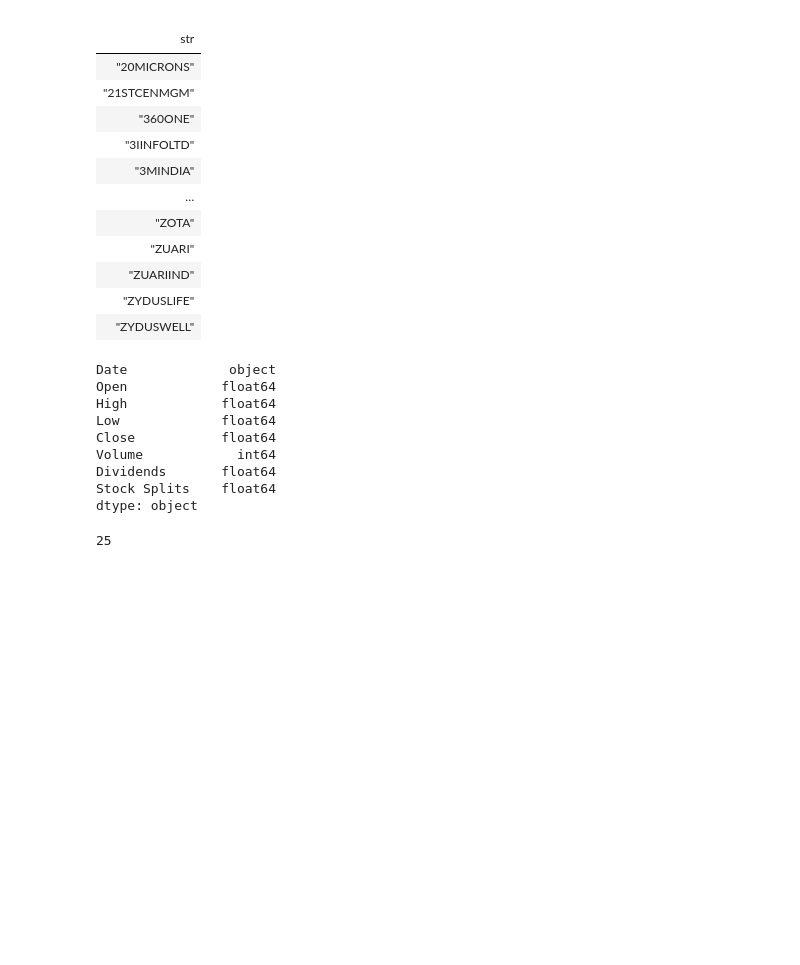
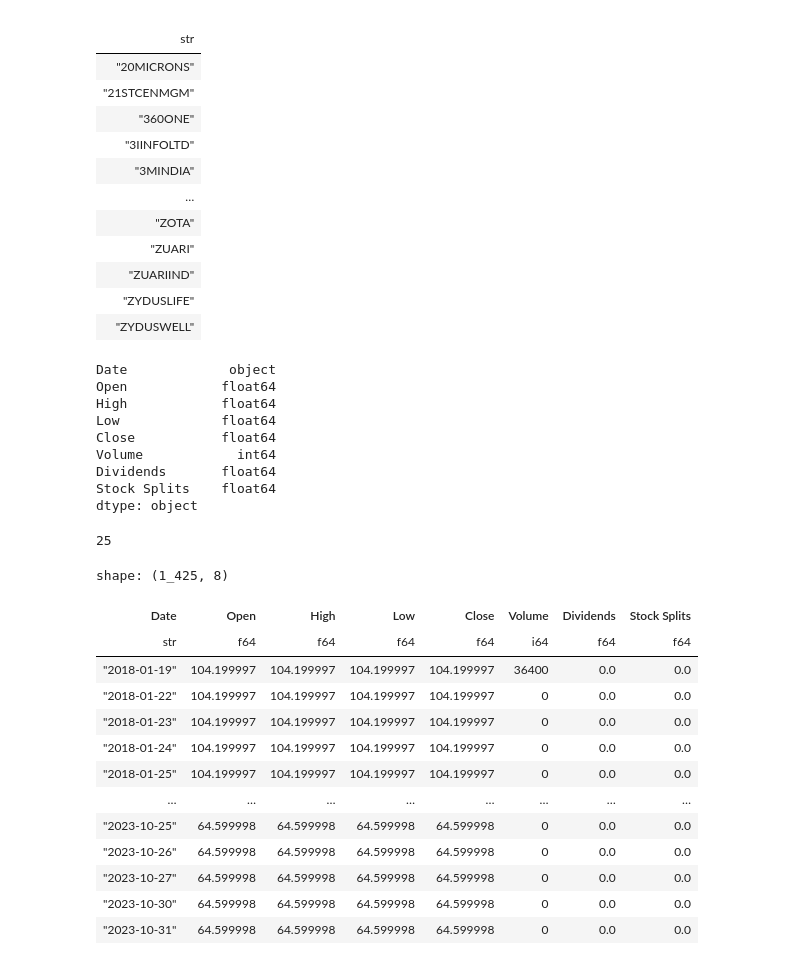
Before and after one commit to WhoopingTaco/Personal-Research-Learning, a Jupyter notebook: Capstone.ipynb, the cells around one changed output. Cells and saved outputs as stored; diff of their text form; code cells hidden in the pictures; blank space fills up the shorter version.

```diff
--- a/Capstone.ipynb
+++ b/Capstone.ipynb
@@ -80,0 +88,17 @@ for x in stocklist:
+# %%
+stocklist[6]
+# %% [output]
+shape: (1_425, 8)
+| Date | Open | High | Low | Close | Volume | Dividends | Stock Splits |
+| str | f64 | f64 | f64 | f64 | i64 | f64 | f64 |
+| "2018-01-19" | 104.199997 | 104.199997 | 104.199997 | 104.199997 | 36400 | 0.0 | 0.0 |
+| "2018-01-22" | 104.199997 | 104.199997 | 104.199997 | 104.199997 | 0 | 0.0 | 0.0 |
+| "2018-01-23" | 104.199997 | 104.199997 | 104.199997 | 104.199997 | 0 | 0.0 | 0.0 |
+| "2018-01-24" | 104.199997 | 104.199997 | 104.199997 | 104.199997 | 0 | 0.0 | 0.0 |
+| "2018-01-25" | 104.199997 | 104.199997 | 104.199997 | 104.199997 | 0 | 0.0 | 0.0 |
+| … | … | … | … | … | … | … | … |
+| "2023-10-25" | 64.599998 | 64.599998 | 64.599998 | 64.599998 | 0 | 0.0 | 0.0 |
+| "2023-10-26" | 64.599998 | 64.599998 | 64.599998 | 64.599998 | 0 | 0.0 | 0.0 |
+| "2023-10-27" | 64.599998 | 64.599998 | 64.599998 | 64.599998 | 0 | 0.0 | 0.0 |
+| "2023-10-30" | 64.599998 | 64.599998 | 64.599998 | 64.599998 | 0 | 0.0 | 0.0 |
+| "2023-10-31" | 64.599998 | 64.599998 | 64.599998 | 64.599998 | 0 | 0.0 | 0.0 |
```
Also changed, not shown: parts of 12 cells of this notebook.
